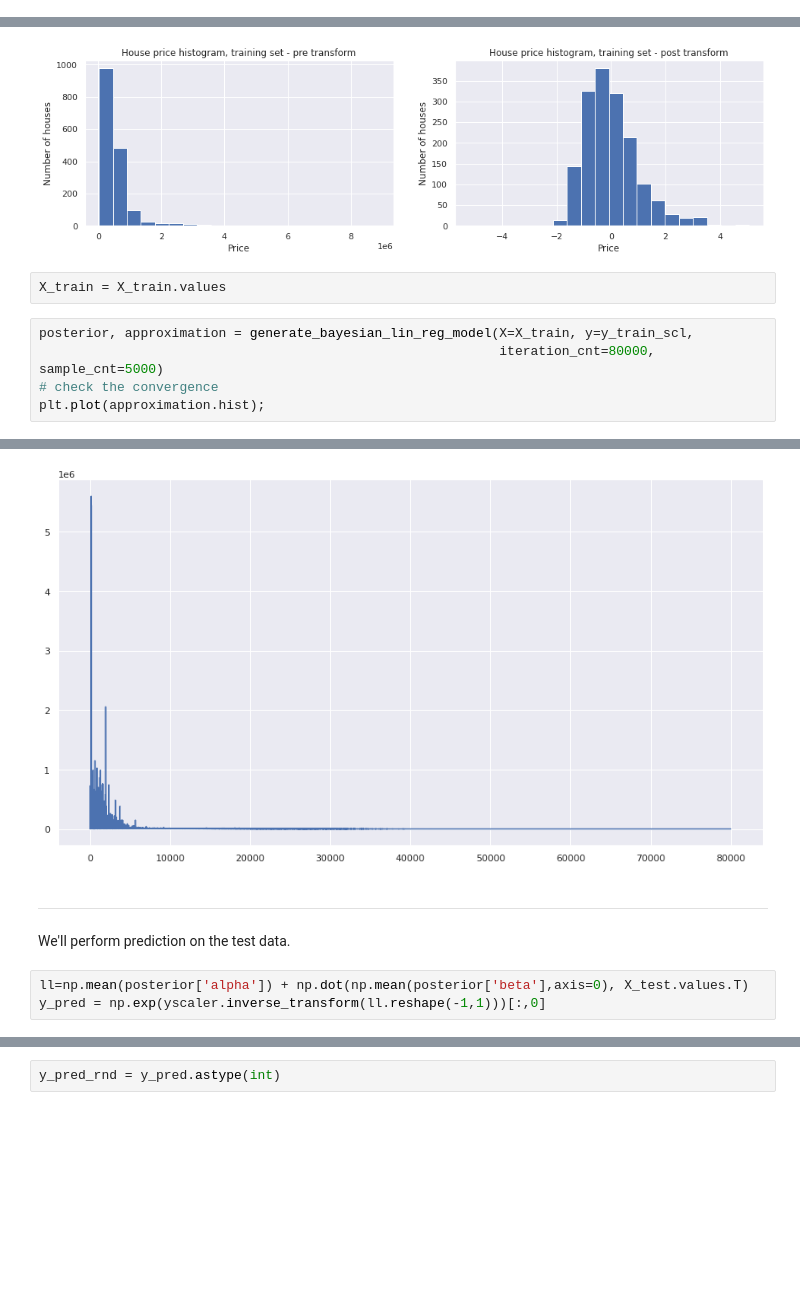
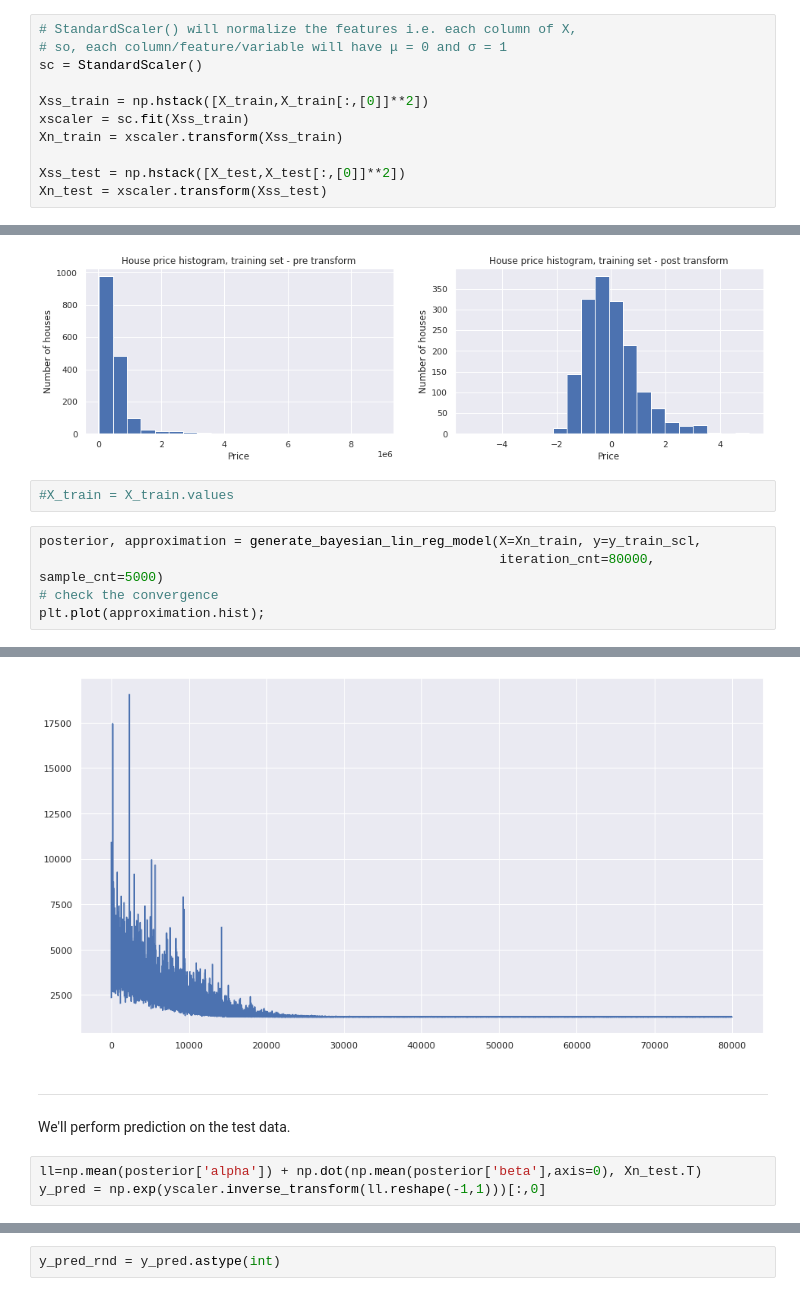
Before and after one commit to jimgibb/ET5003_SEM1_2021-2, a Jupyter notebook: Week-5/ET5003_KaggleCompetition.ipynb, the cells around one changed output, grey strips where cells are left out. Drawn from its saved outputs; the diff is of its cells as text; blank space fills up the shorter version.

Commit message:
Added generated feature, surface^2, to linear model

```diff
--- a/Week-5/ET5003_KaggleCompetition.ipynb
+++ b/Week-5/ET5003_KaggleCompetition.ipynb
@@ -665,3 +668,14 @@ As the house price is skewed we perform a transform on it.
+# %%
+# StandardScaler() will normalize the features i.e. each column of X,
+# so, each column/feature/variable will have μ = 0 and σ = 1
+sc = StandardScaler()
+
+Xss_train = np.hstack([X_train,X_train[:,[0]]**2])
+xscaler = sc.fit(Xss_train)
+Xn_train = xscaler.transform(Xss_train)
+
+Xss_test = np.hstack([X_test,X_test[:,[0]]**2])
+Xn_test = xscaler.transform(Xss_test)
 # %%
 ylog = np.log(y_train.astype('float'))
 yscaler = StandardScaler().fit(ylog)
@@ -693,9 +707,9 @@ ax3.hist(y_train_scl, bins=20)
  <BarContainer object of 20 artists>)
 [figure]
 # %%
-X_train = X_train.values
+#X_train = X_train.values
 # %%
-posterior, approximation = generate_bayesian_lin_reg_model(X=X_train, y=y_train_scl,
+posterior, approximation = generate_bayesian_lin_reg_model(X=Xn_train, y=y_train_scl,
                                                            iteration_cnt=80000, sample_cnt=5000)
 # check the convergence
 plt.plot(approximation.hist);
@@ -705,10 +719,10 @@ Finished [100%]: Average Loss = 1,539.9
-[figure, old version]
+[figure, new version]
 # %% [markdown]
 ---
 
 We'll perform prediction on the test data.
 # %%
-ll=np.mean(posterior['alpha']) + np.dot(np.mean(posterior['beta'],axis=0), X_test.values.T)
+ll=np.mean(posterior['alpha']) + np.dot(np.mean(posterior['beta'],axis=0), Xn_test.T)
 y_pred = np.exp(yscaler.inverse_transform(ll.reshape(-1,1)))[:,0]
 # %%
 # Plot Price
```
Also changed, not shown: parts of 6 cells of this notebook.
